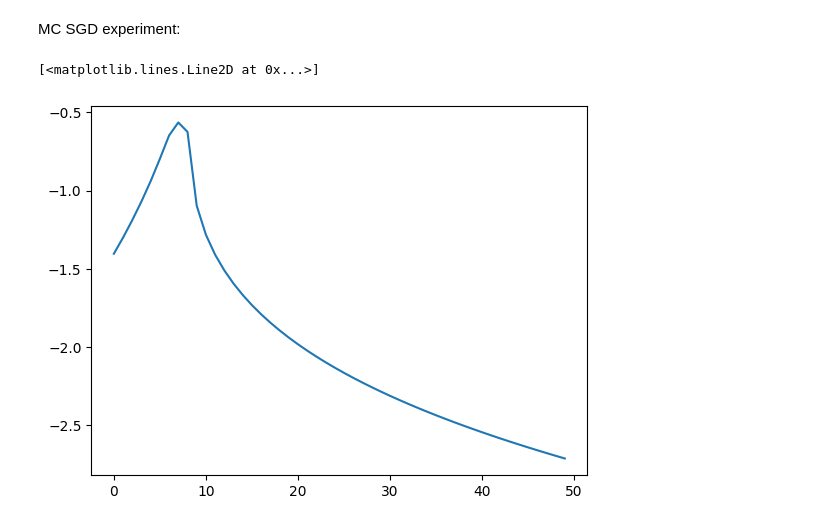
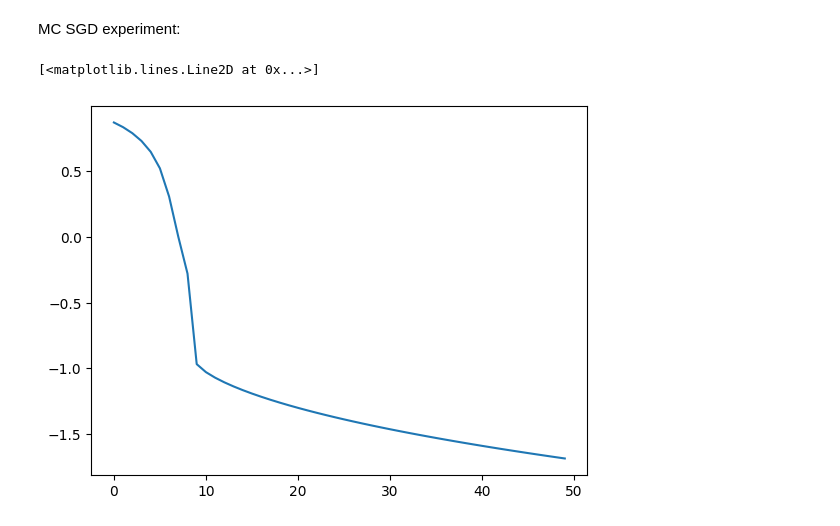
Before and after one commit to BandGapAI/gan-1d-least-squares, a Jupyter notebook: numerical_simulation.ipynb, the cells around one changed output. Saved outputs shown, nothing was run; the diff lists cells and outputs as text; code cells hidden in the pictures.

```diff
--- a/numerical_simulation.ipynb
+++ b/numerical_simulation.ipynb
@@ -153,7 +153,7 @@ MC SGD experiment:
 g_paths, h_paths = run_SGD_batch(config_gan=config_gan, config_sgd=config_sgd, n_runs=50)
 # savemat('content/test_case_gh.mat', {'g_paths': g_paths, 'h_paths': h_paths})
 # %%
-plt.plot(h_paths[0])
+plt.plot(g_paths[0])
 # %% [output]
 [<matplotlib.lines.Line2D at 0x...>]
-[figure, old version]
+[figure, new version]
```
